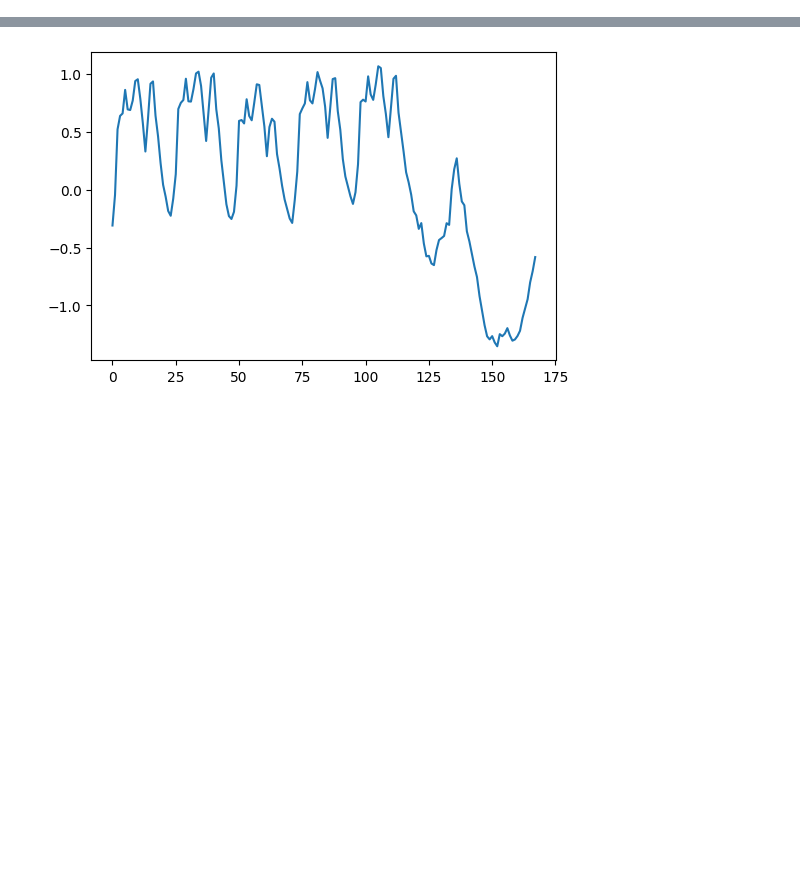
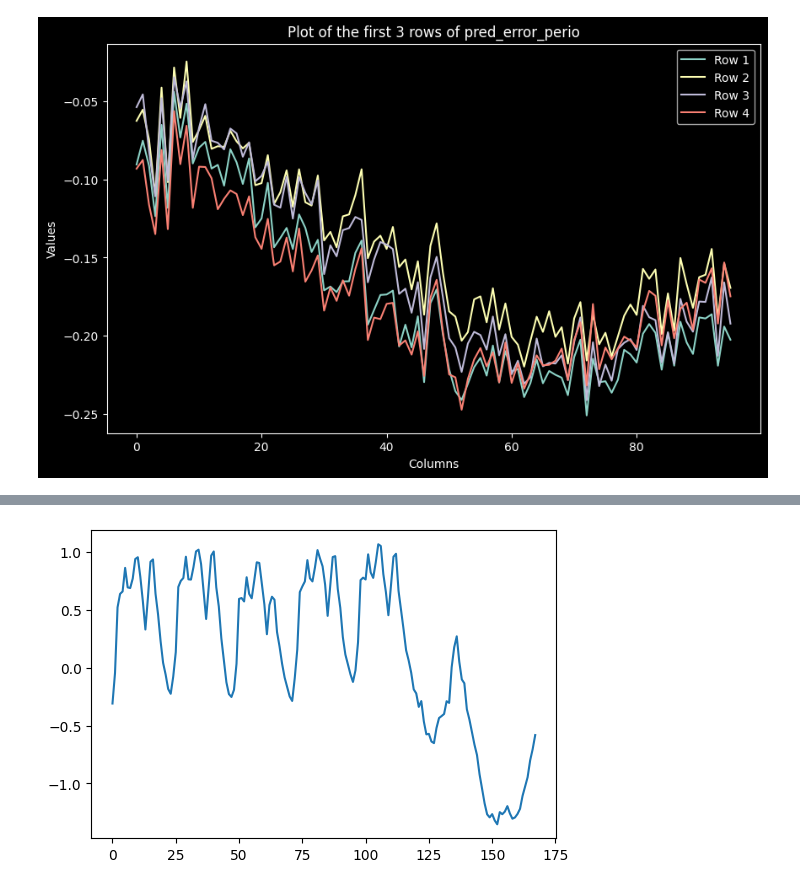
Before and after one commit to qsmx0623/Multiscale-DRPKnet, a Jupyter notebook: visualization.ipynb, the cells around one changed output, grey strips where cells are left out. Drawn from its saved outputs; the diff is of its cells as text; code cells hidden in the pictures; blank space fills up the shorter version.

```diff
--- a/visualization.ipynb
+++ b/visualization.ipynb
@@ -8,0 +27,8 @@ matplotlib.rcParams['ps.fonttype'] = 42
+# %%
+pred_error_perio = torch.load('checkpoints/weather_336_96_TERNet_custom_ftM_sl336_pl96_pattern144_cycle_pattern_daily+weekly+monthly+yearly_nums_4_mlp_seed2024/pred_error_perio.pth', map_location=torch.device('cuda:1'))
+pred_error_perio = pred_error_perio.squeeze(-1)  # 去掉最后一维，形状变为 torch.Size([64, 96, 105])
+# 取最后一维度的前 5 个元素
+pred_error_perio = pred_error_perio[0, :, 1:5]  # 形状变为 torch.Size([64, 96, 5])
+# 输出结果
+print(pred_error_perio)
+print(pred_error_perio.shape)
@@ -8,0 +69,14 @@ matplotlib.rcParams['ps.fonttype'] = 42
+# %%
+# 绘制前三行的结果
+plt.figure(figsize=(10, 6))
+for i in range(4):
+    # 使用 .detach() 来分离张量，然后转换为 numpy
+    plt.plot(pred_error_perio[:,i].detach().cpu().numpy(), label=f'Row {i+1}')
+
+plt.title('Plot of the first 3 rows of pred_error_perio')
+plt.xlabel('Columns')
+plt.ylabel('Values')
+plt.legend()
+plt.show()
+# %% [output]
+[figure, added]
```
Also changed, not shown: parts of 11 cells of this notebook, 39 other files.
